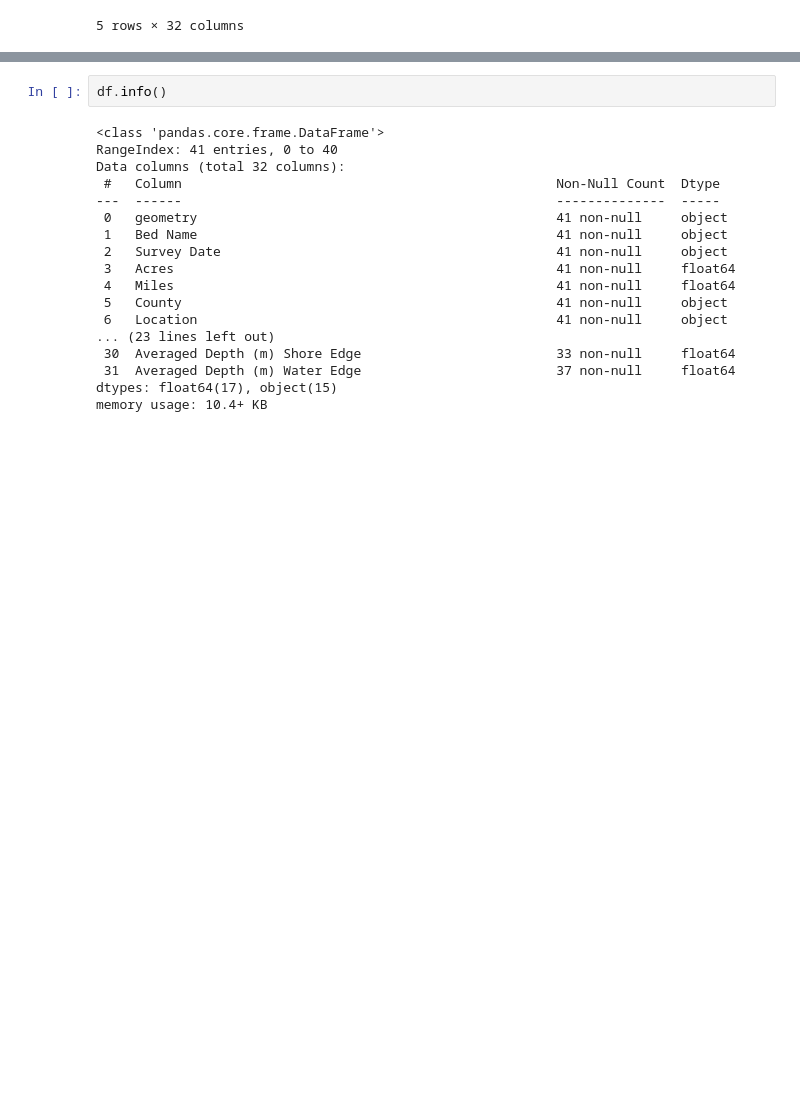
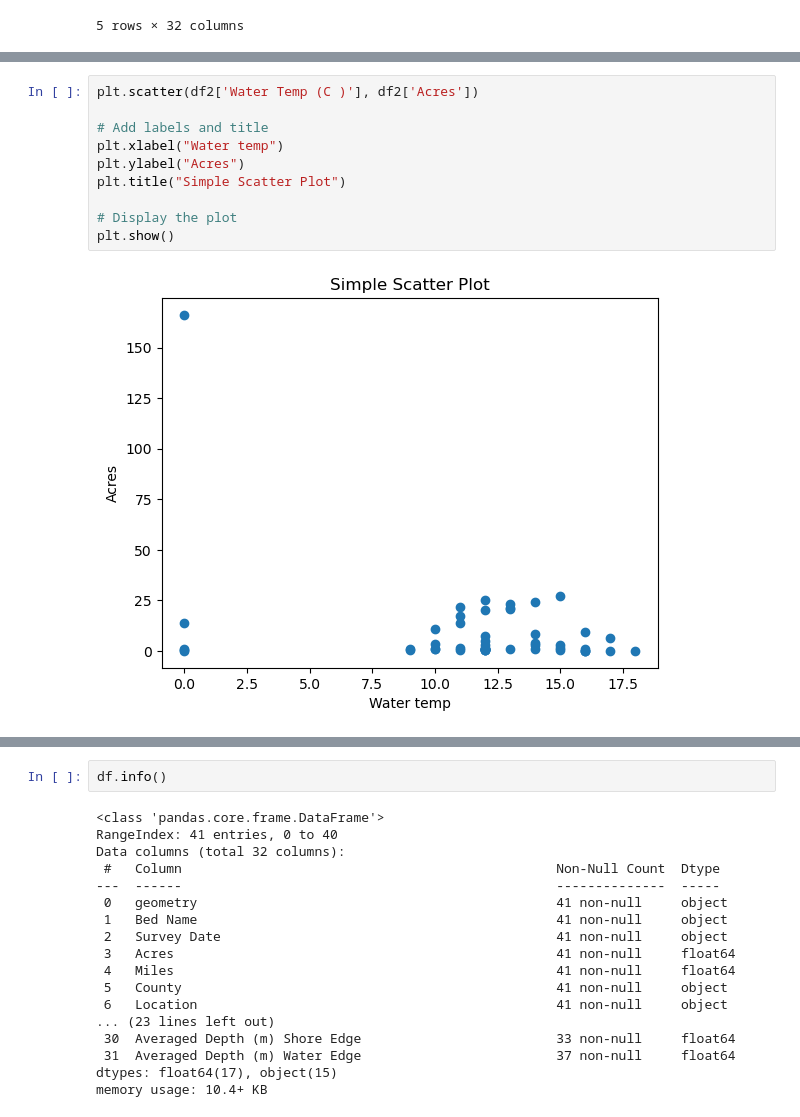
Before and after one commit to sgolden3/Project-One-Data-5100, a Jupyter notebook: kelp.ipynb, the cells around one changed output, grey strips where cells are left out. Cells and saved outputs as stored; diff of their text form; blank space fills up the shorter version.

```diff
--- a/kelp.ipynb
+++ b/kelp.ipynb
@@ -23,0 +85,12 @@ df.head()
+# %%
+plt.scatter(df2['Water Temp (C )'], df2['Acres'])
+
+# Add labels and title
+plt.xlabel("Water temp")
+plt.ylabel("Acres")
+plt.title("Simple Scatter Plot")
+
+# Display the plot
+plt.show()
+# %% [output]
+[figure, added]
```
Also changed, not shown: parts of 15 cells of this notebook.
